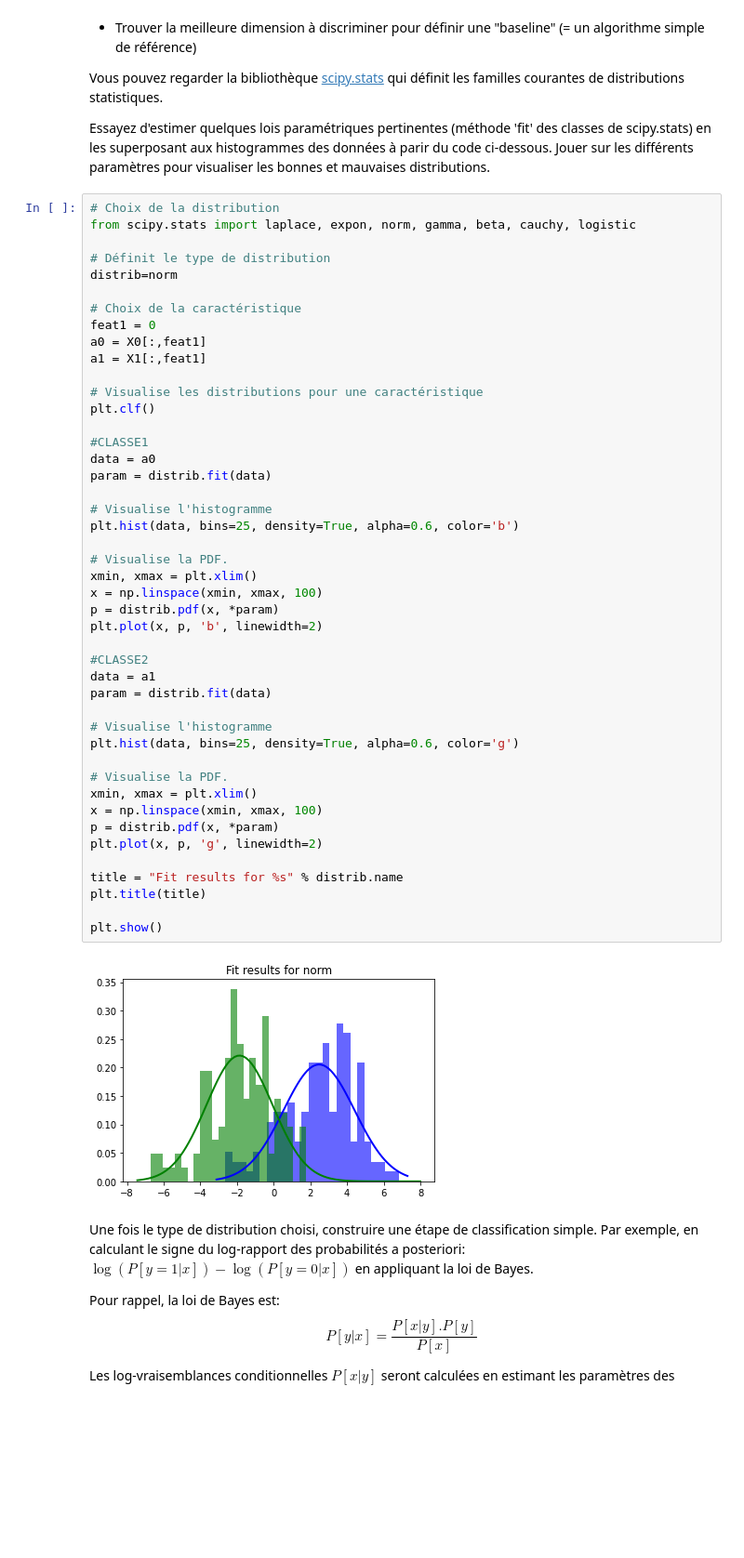
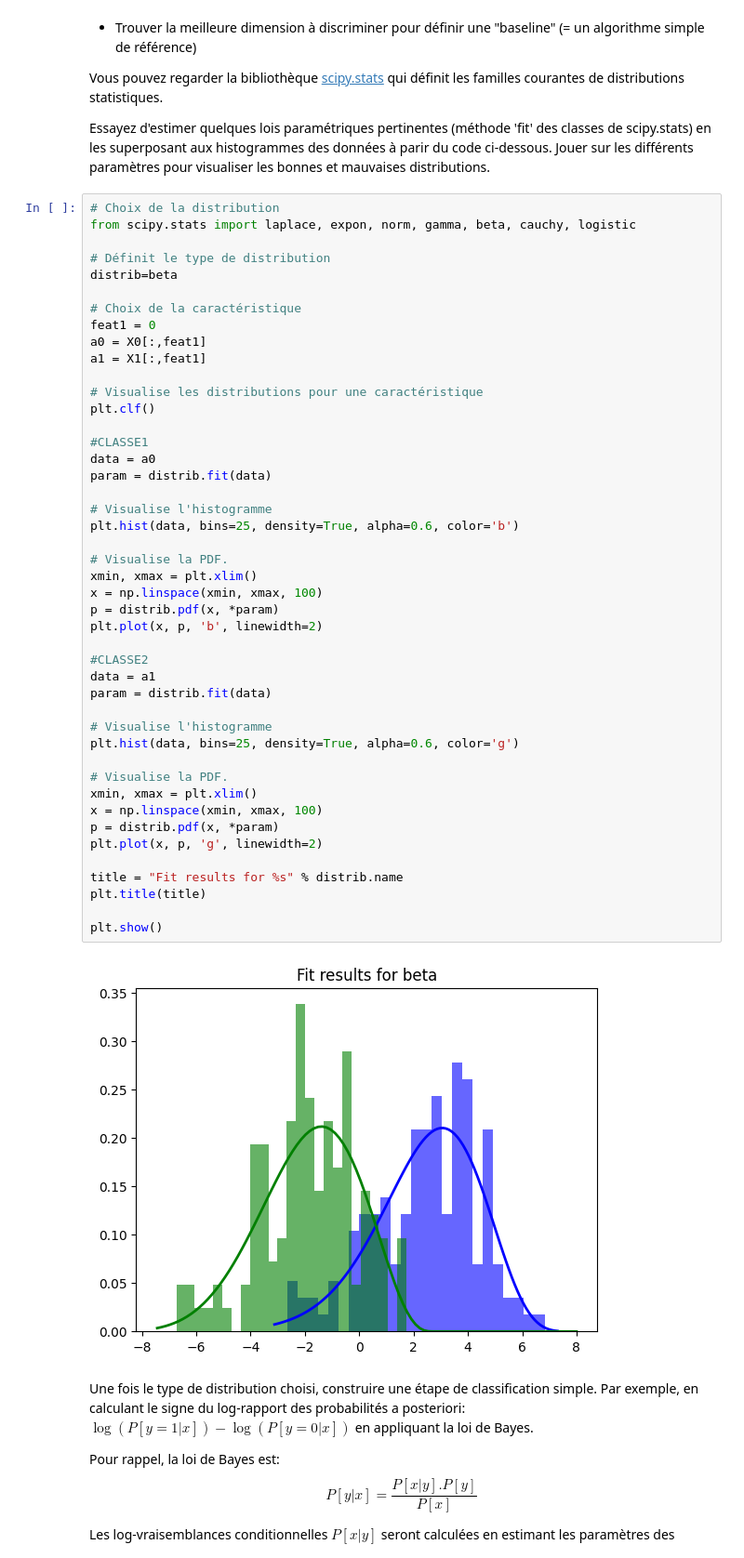
Before and after one commit to arodrik/ENSTA-cours_td-td_gaussien_bayesien.ipynb, a Jupyter notebook: ENSTA/cours_td/td_gaussien_bayesien.ipynb, the cells around one changed output. Shown at 93% size. Cells and saved outputs as stored; diff of their text form; blank space fills up the shorter version.

```diff
--- a/ENSTA/cours_td/td_gaussien_bayesien.ipynb
+++ b/ENSTA/cours_td/td_gaussien_bayesien.ipynb
@@ -199,7 +199,7 @@ Essayez d'estimer quelques lois paramétriques pertinentes (méthode 'fit' des c
 from scipy.stats import laplace, expon, norm, gamma, beta, cauchy, logistic
 
 # Définit le type de distribution
-distrib=norm
+distrib=beta
 
 # Choix de la caractéristique
 feat1 = 0
@@ -213,34 +213,34 @@ plt.clf()
 data = a0
 param = distrib.fit(data)
 
 # Visualise l'histogramme
 plt.hist(data, bins=25, density=True, alpha=0.6, color='b')
 
 # Visualise la PDF.
 xmin, xmax = plt.xlim()
 x = np.linspace(xmin, xmax, 100)
 p = distrib.pdf(x, *param)
 plt.plot(x, p, 'b', linewidth=2)
 
 #CLASSE2
 data = a1
 param = distrib.fit(data)
 
 # Visualise l'histogramme
 plt.hist(data, bins=25, density=True, alpha=0.6, color='g')
 
 # Visualise la PDF.
 xmin, xmax = plt.xlim()
 x = np.linspace(xmin, xmax, 100)
 p = distrib.pdf(x, *param)
 plt.plot(x, p, 'g', linewidth=2)
 
 title = "Fit results for %s" % distrib.name
 plt.title(title)
 
 plt.show()
 # %% [output]
-[figure, old version]
+[figure, new version]
 # %% [markdown]
 Une fois le type de distribution choisi, construire une étape de classification simple. Par exemple, en calculant le signe du log-rapport des probabilités a posteriori: $\log(P[y=1|x]) - \log(P[y=0|x])$ en appliquant la loi de Bayes.
 
```
Also changed, not shown: parts of 1 cell of this notebook.
